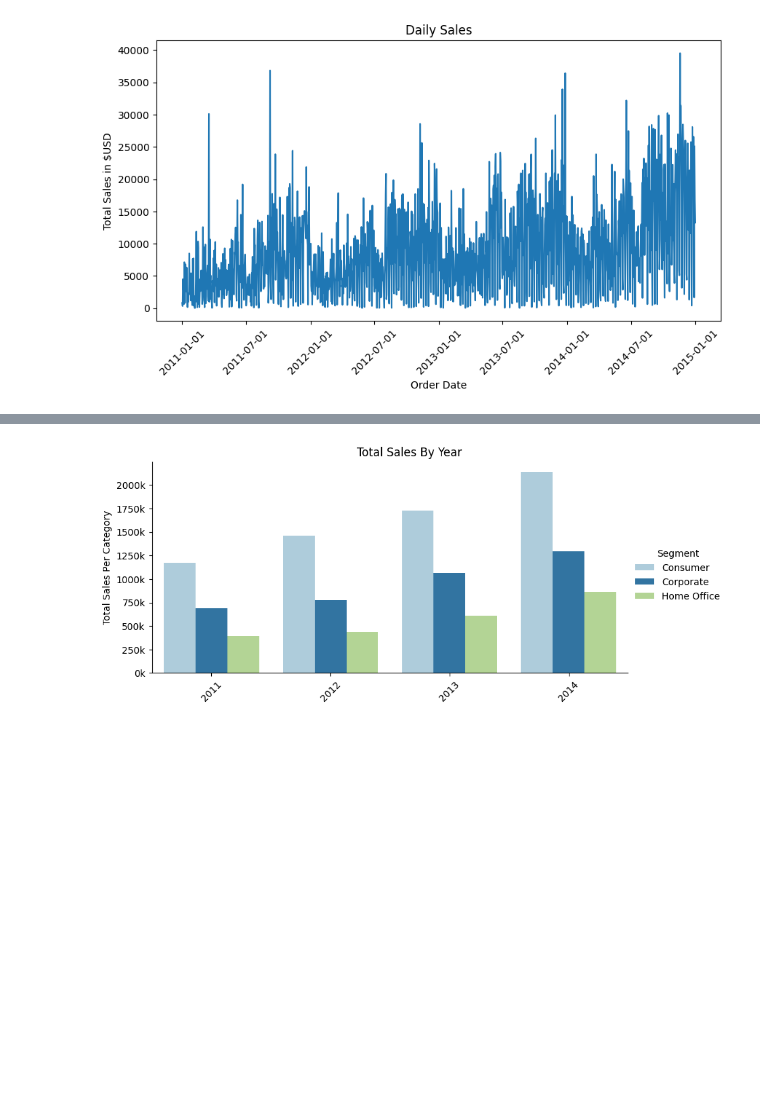
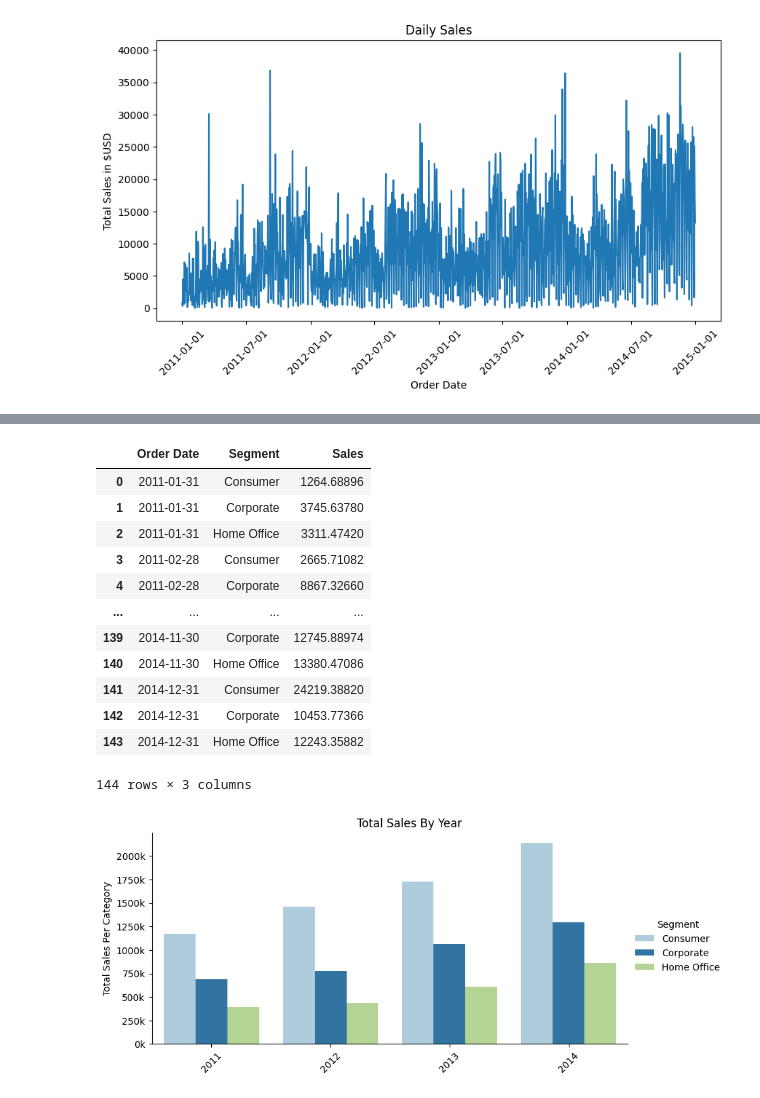
Before and after one commit to joshuajnoble/method-data-viz, a Jupyter notebook: super_store_edav.ipynb, the cells around one changed output, grey strips where cells are left out. Cells and saved outputs as stored; diff of their text form; code cells hidden in the pictures; blank space fills up the shorter version.

```diff
--- a/super_store_edav.ipynb
+++ b/super_store_edav.ipynb
@@ -86 +99,17 @@ plt.show()
+# %%
+month_profit_by_segment
+# %% [output]
+|  | Order Date | Segment | Sales |
+| 0 | 2011-01-31 | Consumer | 1264.68896 |
+| 1 | 2011-01-31 | Corporate | 3745.63780 |
+| 2 | 2011-01-31 | Home Office | 3311.47420 |
+| 3 | 2011-02-28 | Consumer | 2665.71082 |
+| 4 | 2011-02-28 | Corporate | 8867.32660 |
+| ... | ... | ... | ... |
+| 139 | 2014-11-30 | Corporate | 12745.88974 |
+| 140 | 2014-11-30 | Home Office | 13380.47086 |
+| 141 | 2014-12-31 | Consumer | 24219.38820 |
+| 142 | 2014-12-31 | Corporate | 10453.77366 |
+| 143 | 2014-12-31 | Home Office | 12243.35882 |
+144 rows × 3 columns
 # %%
```
Also changed, not shown: parts of 7 cells of this notebook, 2 other files.
